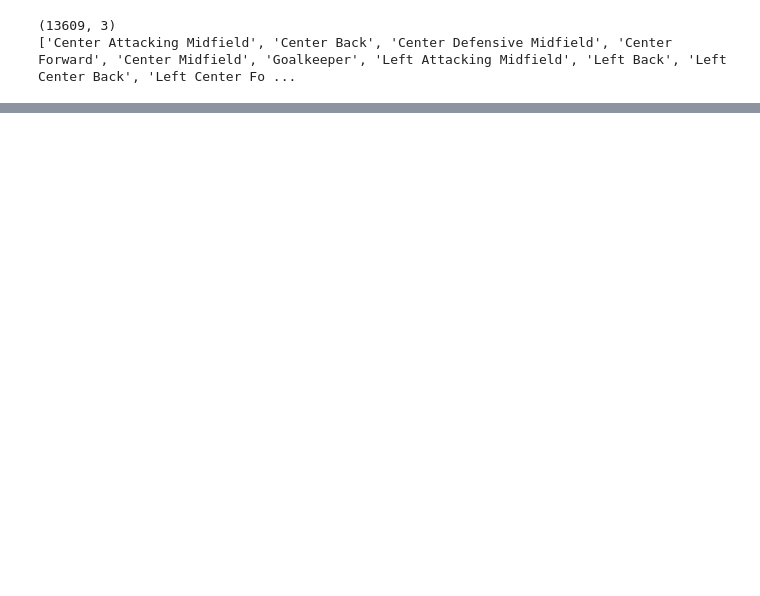
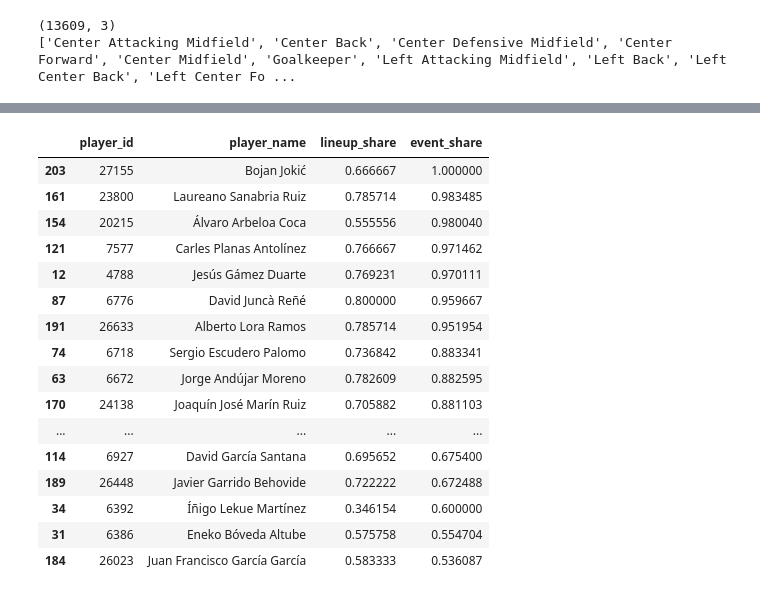
Before and after one commit to inatgomez/player-filter, a Jupyter notebook: notebooks/position_threshold_exploration.ipynb, the cells around one changed output, grey strips where cells are left out. Cells and saved outputs as stored; diff of their text form; code cells hidden in the pictures; blank space fills up the shorter version.

```diff
--- a/notebooks/position_threshold_exploration.ipynb
+++ b/notebooks/position_threshold_exploration.ipynb
@@ -289,0 +270,75 @@ event_candidates[
+# %%
+LOWER = 0.50
+UPPER = 0.80
+
+for role_name, labels in ROLE_LABELS.items():
+
+    print("\n")
+    print("=" * 60)
+    print(role_name.upper())
+    print("=" * 60)
+
+    lineup_role = (
+        get_role_shares(
+            lineup_position_shares,
+            labels,
+            "player_name"
+        )
+        .rename(
+            columns={
+                "position_share": "lineup_share"
+            }
+        )
+    )
+
+    event_role = (
+        get_role_shares(
+            event_position_shares,
+            labels,
+            "player"
+        )
+        .rename(
+            columns={
+                "position_share": "event_share"
+            }
+        )
+    )
+
+    comparison = (
+        lineup_role
+        .merge(
+            event_role,
+            on=[
+                "player_id",
+                "player_name"
+            ],
+            how="outer"
+        )
+        .fillna(0)
+    )
+
+    borderline = comparison[
+        (
+            comparison["lineup_share"]
+            .between(
+                LOWER,
+                UPPER
+            )
+        )
+        |
+        (
+            comparison["event_share"]
+            .between(
+                LOWER,
+                UPPER
+            )
+        )
+    ]
+
+    display(
+        borderline.sort_values(
+            "event_share",
+            ascending=False
+        )
+    )
+# %% [output]
@@ -289,0 +348,17 @@ event_candidates[
+|  | player_id | player_name | lineup_share | event_share |
+| 203 | 27155 | Bojan Jokić | 0.666667 | 1.000000 |
+| 161 | 23800 | Laureano Sanabria Ruiz | 0.785714 | 0.983485 |
+| 154 | 20215 | Álvaro Arbeloa Coca | 0.555556 | 0.980040 |
+| 121 | 7577 | Carles Planas Antolínez | 0.766667 | 0.971462 |
+| 12 | 4788 | Jesús Gámez Duarte | 0.769231 | 0.970111 |
+| 87 | 6776 | David Juncà Reñé | 0.800000 | 0.959667 |
+| 191 | 26633 | Alberto Lora Ramos | 0.785714 | 0.951954 |
+| 74 | 6718 | Sergio Escudero Palomo | 0.736842 | 0.883341 |
+| 63 | 6672 | Jorge Andújar Moreno | 0.782609 | 0.882595 |
+| 170 | 24138 | Joaquín José Marín Ruiz | 0.705882 | 0.881103 |
+| ... | ... | ... | ... | ... |
+| 114 | 6927 | David García Santana | 0.695652 | 0.675400 |
+| 189 | 26448 | Javier Garrido Behovide | 0.722222 | 0.672488 |
+| 34 | 6392 | Íñigo Lekue Martínez | 0.346154 | 0.600000 |
+| 31 | 6386 | Eneko Bóveda Altube | 0.575758 | 0.554704 |
+| 184 | 26023 | Juan Francisco García García | 0.583333 | 0.536087 |
```
Also changed, not shown: parts of 11 cells of this notebook.
